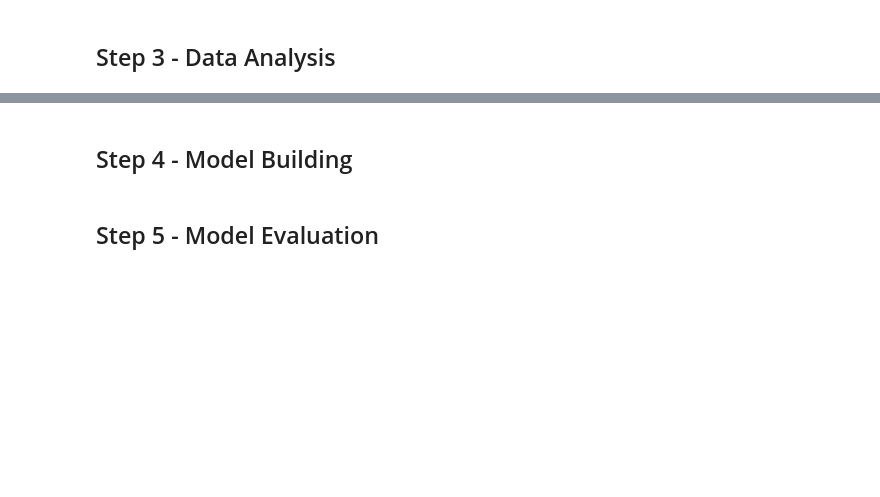
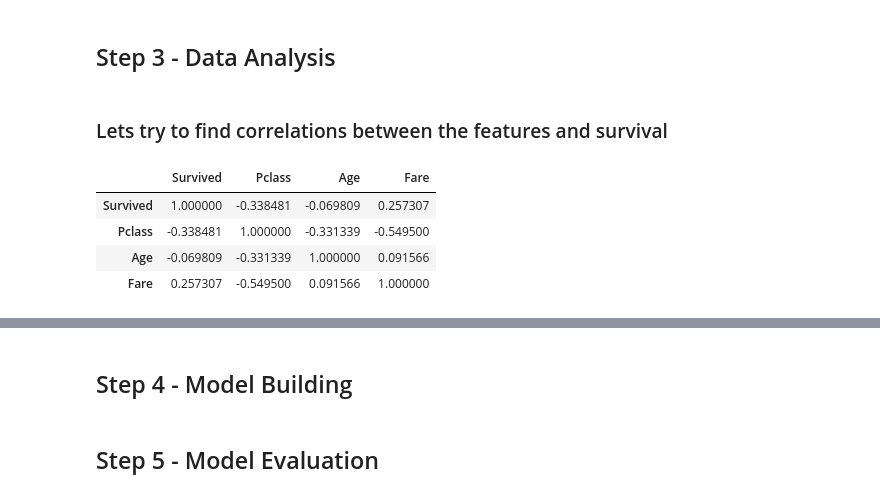
Before and after one commit to felipedaniel1910/TitanicAnalysis, a Jupyter notebook: script.ipynb, the cells around one changed output, grey strips where cells are left out. Saved outputs shown, nothing was run; the diff lists cells and outputs as text; code cells hidden in the pictures; blank space fills up the shorter version.

```diff
--- a/script.ipynb
+++ b/script.ipynb
@@ -154,2 +201,13 @@ train_df.describe(include=['O'])
 # %% [markdown]
 <h2>Step 3 - Data Analysis</h2>
+# %% [markdown]
+<h3>Lets try to find correlations between the features and survival</h3>
+# %%
+# Displaying the correlation between the features
+train_df.corr()
+# %% [output]
+|  | Survived | Pclass | Age | Fare |
+| Survived | 1.000000 | -0.338481 | -0.069809 | 0.257307 |
+| Pclass | -0.338481 | 1.000000 | -0.331339 | -0.549500 |
+| Age | -0.069809 | -0.331339 | 1.000000 | 0.091566 |
+| Fare | 0.257307 | -0.549500 | 0.091566 | 1.000000 |
```
Also changed, not shown: parts of 22 cells of this notebook.
